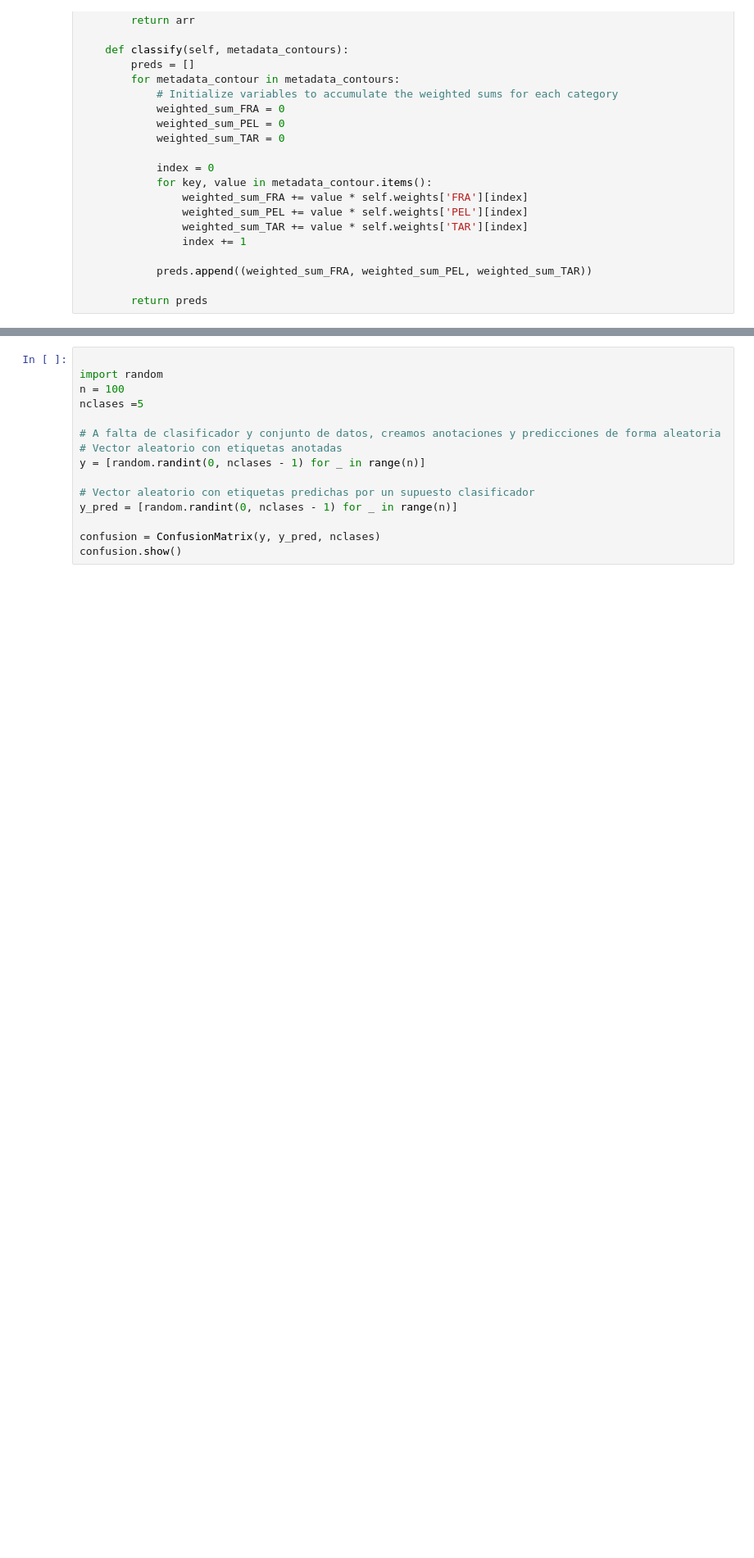
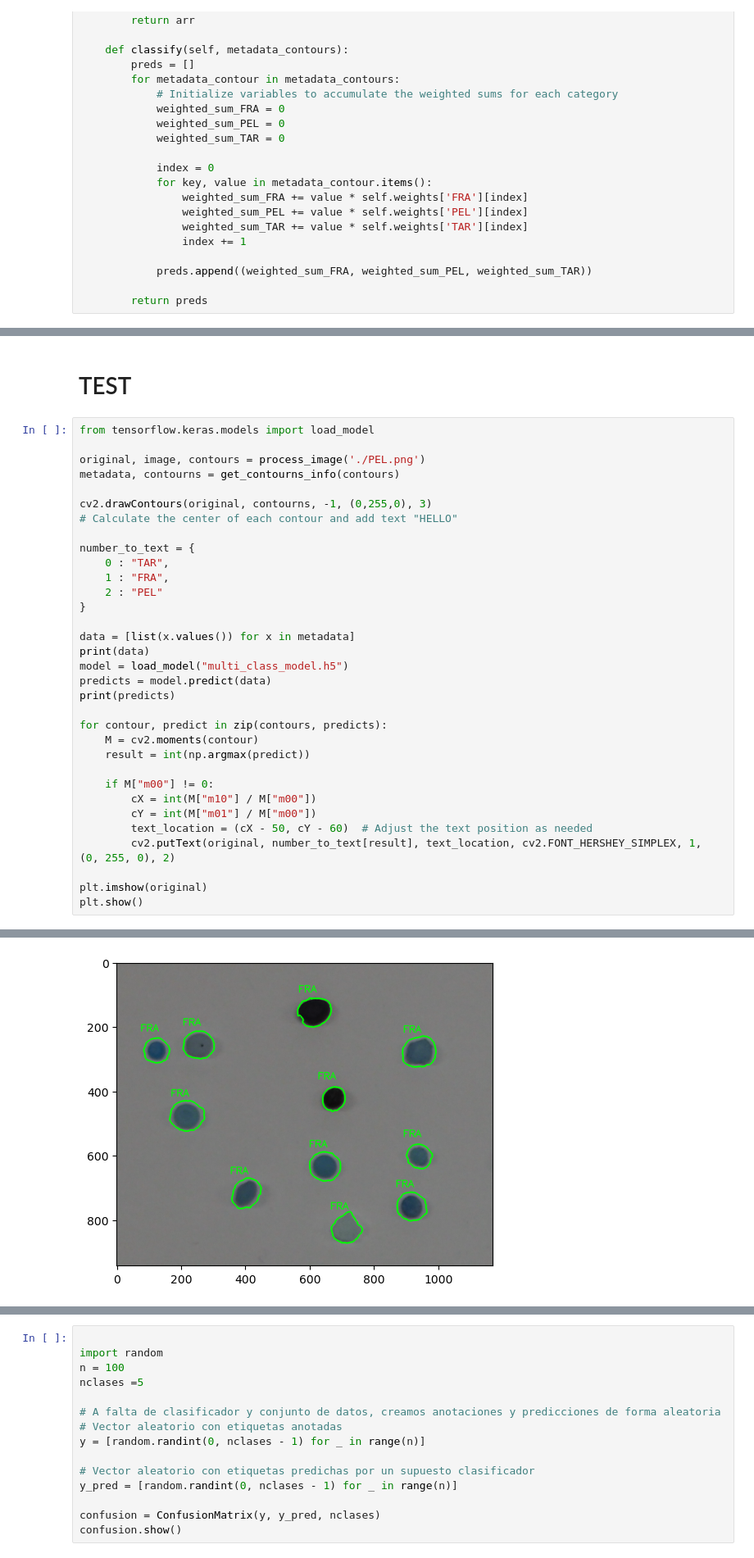
Before and after one commit to VC-ulpgc-JRP-y-SGR/p3-vc, a Jupyter notebook: VC_P3.ipynb, the cells around one changed output, grey strips where cells are left out. Shown at 82% size. Saved outputs shown, nothing was run; the diff lists cells and outputs as text; blank space fills up the shorter version.

```diff
--- a/VC_P3.ipynb
+++ b/VC_P3.ipynb
@@ -685,0 +839,36 @@ class Classifier:
+# %% [markdown]
+# TEST
+# %%
+from tensorflow.keras.models import load_model
+
+original, image, contours = process_image('./PEL.png')
+metadata, contourns = get_contourns_info(contours)
+
+cv2.drawContours(original, contourns, -1, (0,255,0), 3)
+# Calculate the center of each contour and add text "HELLO"
+
+number_to_text = {
+    0 : "TAR",
+    1 : "FRA",
+    2 : "PEL"
+}
+
+data = [list(x.values()) for x in metadata]
+print(data)
+model = load_model("multi_class_model.h5")
+predicts = model.predict(data)
+print(predicts)
+
+for contour, predict in zip(contours, predicts):
+    M = cv2.moments(contour)
+    result = int(np.argmax(predict))
+
+    if M["m00"] != 0:
+        cX = int(M["m10"] / M["m00"])
+        cY = int(M["m01"] / M["m00"])
+        text_location = (cX - 50, cY - 60)  # Adjust the text position as needed
+        cv2.putText(original, number_to_text[result], text_location, cv2.FONT_HERSHEY_SIMPLEX, 1, (0, 255, 0), 2)
+
+plt.imshow(original)
+plt.show()
+# %% [output]
@@ -686 +891,2 @@ class Classifier:
+[figure, added]
 # %%
```
Also changed, not shown: parts of 14 cells of this notebook, 2 other files.
